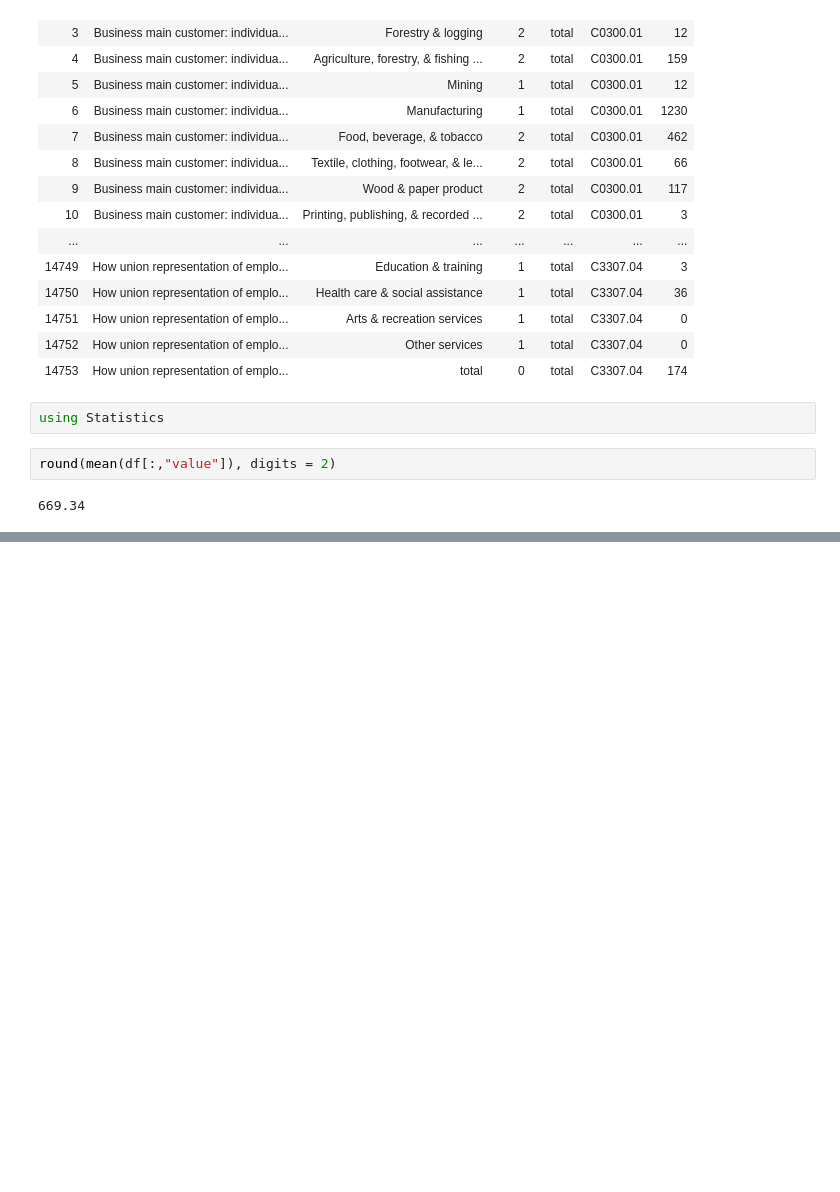
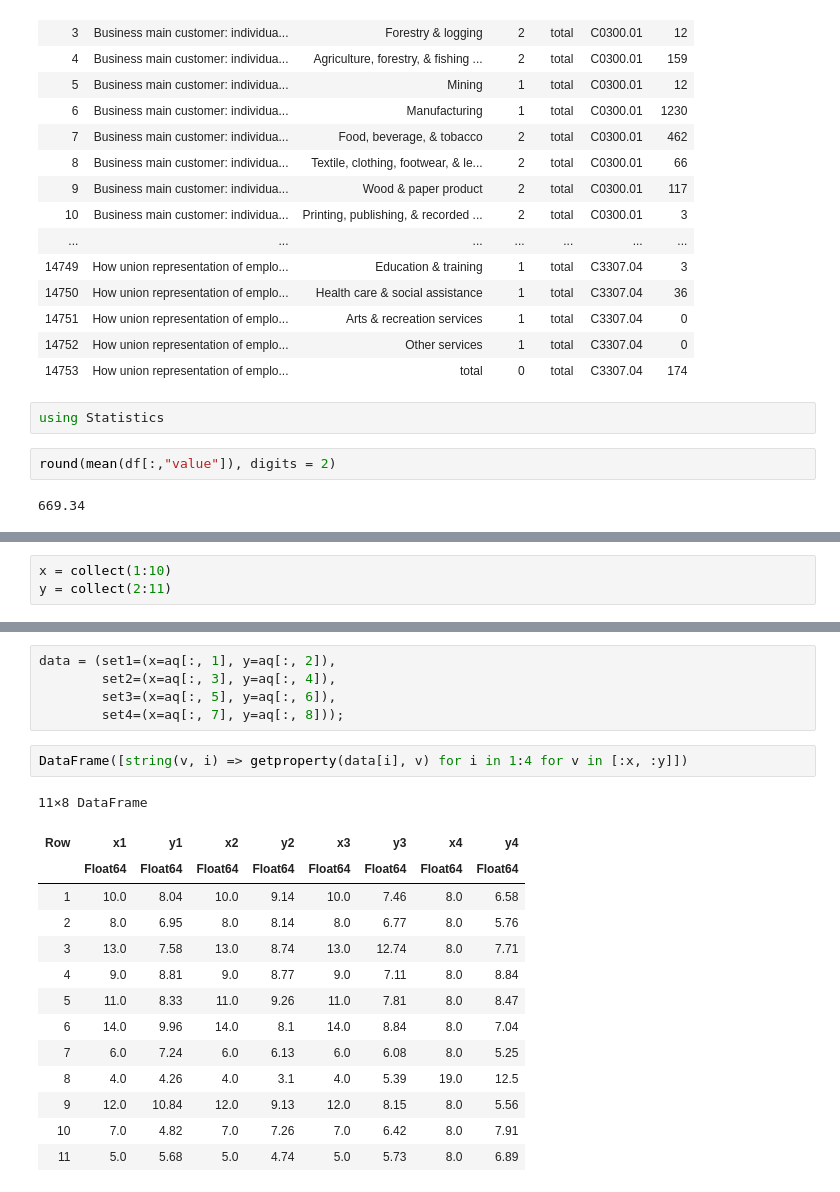
Before and after one commit to chlazaris/Julia_for_DS, a Jupyter notebook: Julia_for_DS.ipynb, the cells around one changed output, grey strips where cells are left out. Drawn from its saved outputs; the diff is of its cells as text; blank space fills up the shorter version.

```diff
--- a/Julia_for_DS.ipynb
+++ b/Julia_for_DS.ipynb
@@ -1011,0 +1077,3 @@ round(mean(df[:,"value"]), digits = 2)
+# %%
+x = collect(1:10)
+y = collect(2:11)
@@ -1011,0 +1122,22 @@ round(mean(df[:,"value"]), digits = 2)
+# %%
+data = (set1=(x=aq[:, 1], y=aq[:, 2]),
+        set2=(x=aq[:, 3], y=aq[:, 4]),
+        set3=(x=aq[:, 5], y=aq[:, 6]),
+        set4=(x=aq[:, 7], y=aq[:, 8]));
+# %%
+DataFrame([string(v, i) => getproperty(data[i], v) for i in 1:4 for v in [:x, :y]])
+# %% [output]
+11×8 DataFrame
+| Row | x1 | y1 | x2 | y2 | x3 | y3 | x4 | y4 |
+|  | Float64 | Float64 | Float64 | Float64 | Float64 | Float64 | Float64 | Float64 |
+| 1 | 10.0 | 8.04 | 10.0 | 9.14 | 10.0 | 7.46 | 8.0 | 6.58 |
+| 2 | 8.0 | 6.95 | 8.0 | 8.14 | 8.0 | 6.77 | 8.0 | 5.76 |
+| 3 | 13.0 | 7.58 | 13.0 | 8.74 | 13.0 | 12.74 | 8.0 | 7.71 |
+| 4 | 9.0 | 8.81 | 9.0 | 8.77 | 9.0 | 7.11 | 8.0 | 8.84 |
+| 5 | 11.0 | 8.33 | 11.0 | 9.26 | 11.0 | 7.81 | 8.0 | 8.47 |
+| 6 | 14.0 | 9.96 | 14.0 | 8.1 | 14.0 | 8.84 | 8.0 | 7.04 |
+| 7 | 6.0 | 7.24 | 6.0 | 6.13 | 6.0 | 6.08 | 8.0 | 5.25 |
+| 8 | 4.0 | 4.26 | 4.0 | 3.1 | 4.0 | 5.39 | 19.0 | 12.5 |
+| 9 | 12.0 | 10.84 | 12.0 | 9.13 | 12.0 | 8.15 | 8.0 | 5.56 |
+| 10 | 7.0 | 4.82 | 7.0 | 7.26 | 7.0 | 6.42 | 8.0 | 7.91 |
+| 11 | 5.0 | 5.68 | 5.0 | 4.74 | 5.0 | 5.73 | 8.0 | 6.89 |
```
Also changed, not shown: parts of 26 cells of this notebook.
